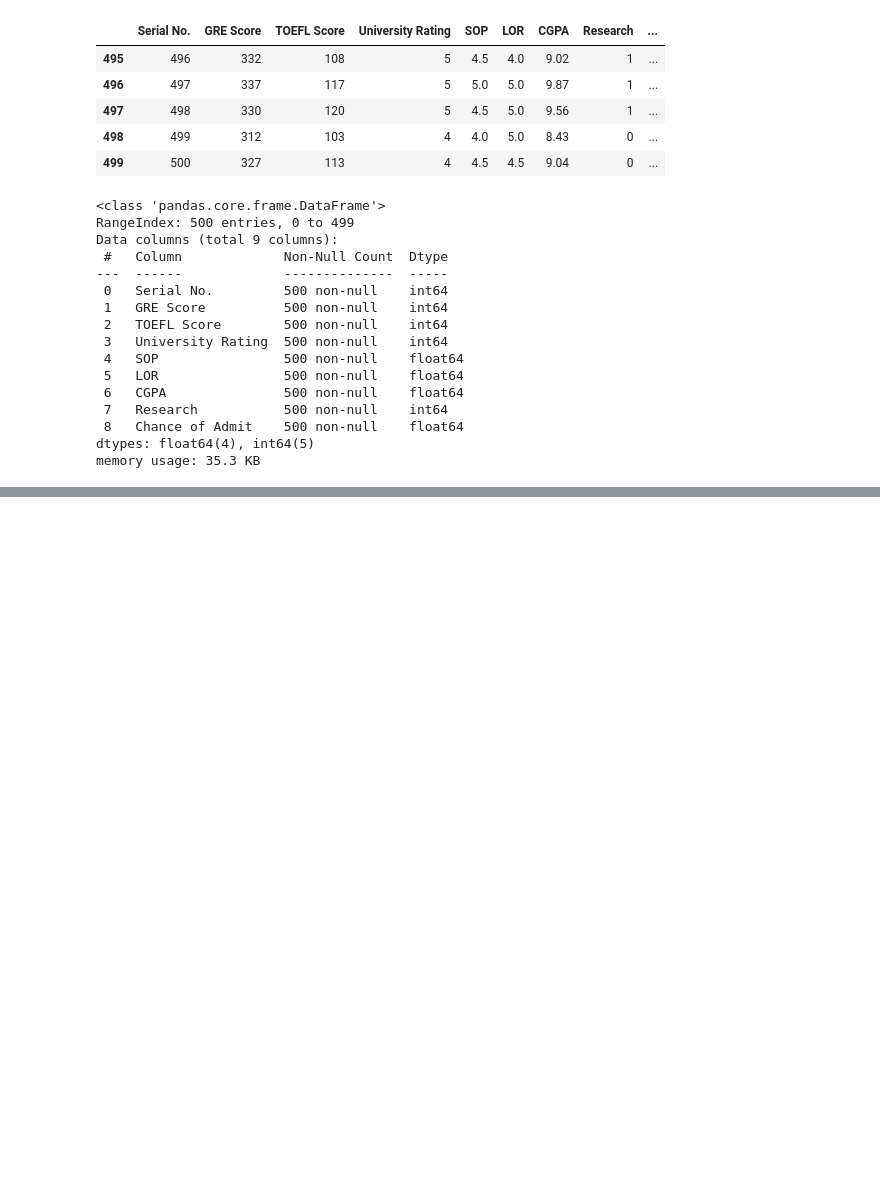
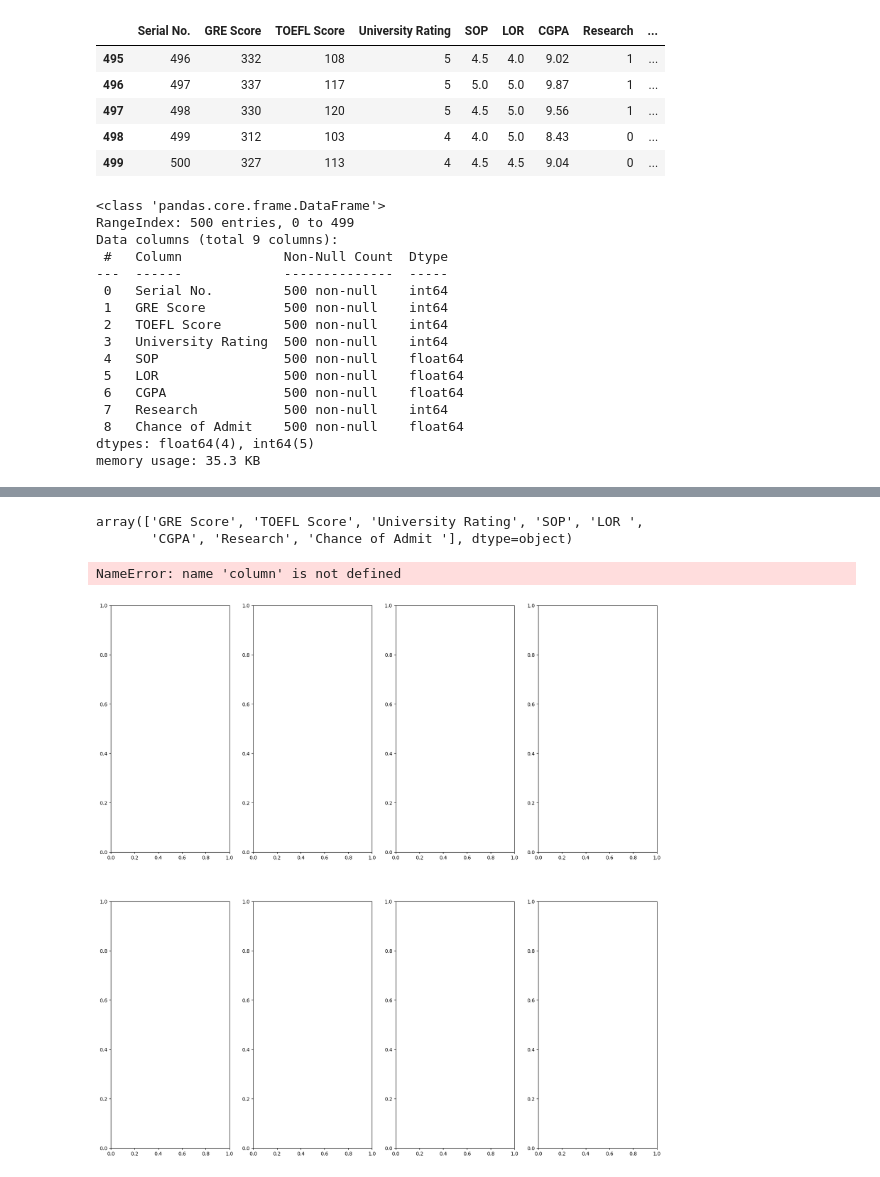
Before and after one commit to AlvaroBishop/GraduateSchoolAcceptancePrediction, a Jupyter notebook: Graduate_Admission_Prediction.ipynb, the cells around one changed output, grey strips where cells are left out. Drawn from its saved outputs; the diff is of its cells as text; code cells hidden in the pictures; blank space fills up the shorter version.

Commit message:
add Data Visualization

```diff
--- a/Graduate_Admission_Prediction.ipynb
+++ b/Graduate_Admission_Prediction.ipynb
@@ -44,0 +59,3 @@ memory usage: 35.3 KB
+# %%
+admission_df.drop(["Serial No."], axis = 1, inplace = True)
+admission_df
@@ -44,0 +76,16 @@ memory usage: 35.3 KB
+# %%
+column_headers = admission_df.columns.values
+column_headers
+# %% [output]
+array(['GRE Score', 'TOEFL Score', 'University Rating', 'SOP', 'LOR ',
+       'CGPA', 'Research', 'Chance of Admit '], dtype=object)
+# %%
+i = 1
+fig, ax = plt.subplots(2,4, figsize = (20,20))
+
+for columns in column_headers:
+    plt.subplot(2,4,i)
+    sns.histplot(admission_df[column], kde = True)
+# %% [output]
+NameError: name 'column' is not defined
+[figure, added]
```
Also changed, not shown: parts of 3 cells of this notebook.
